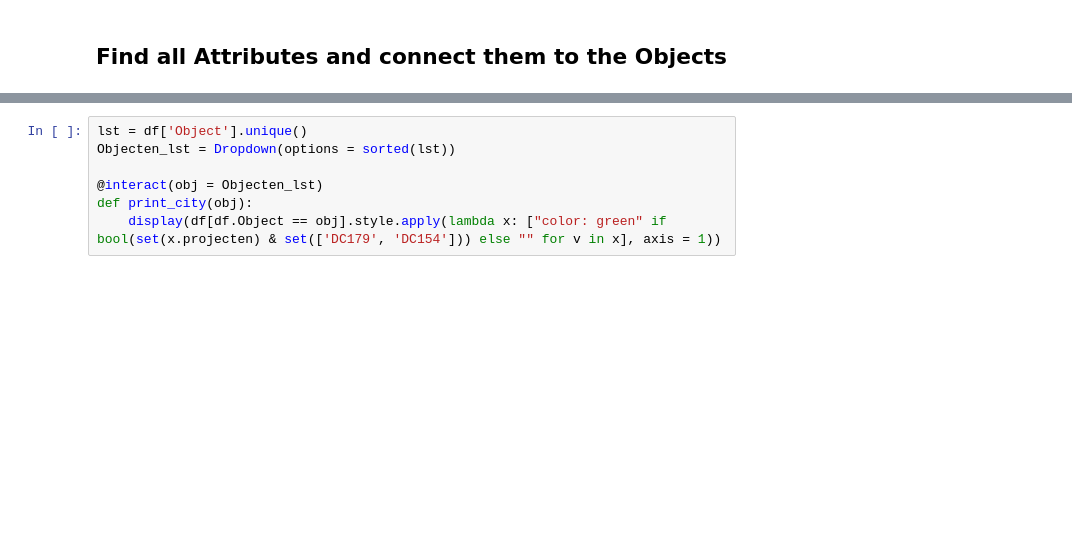
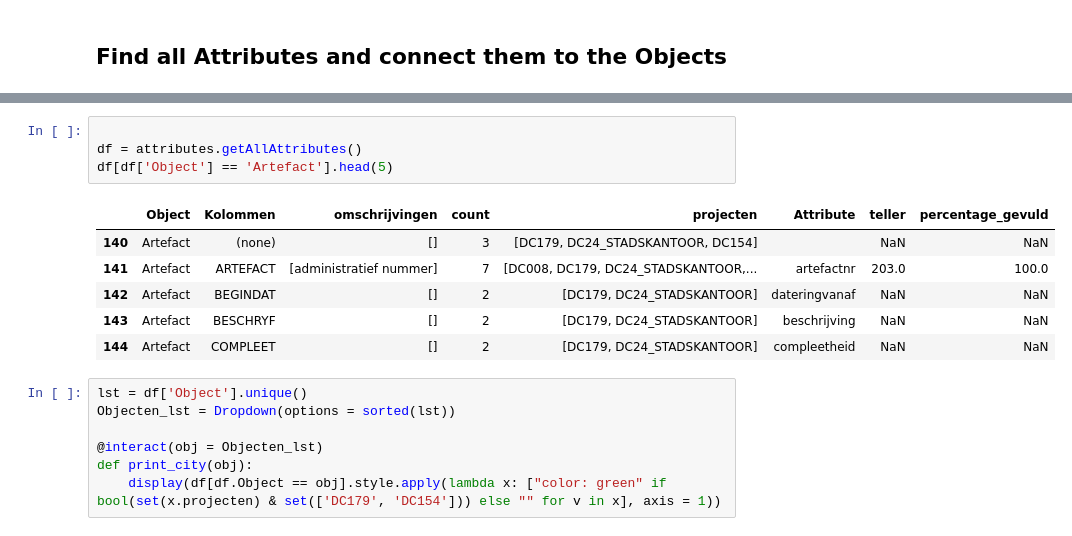
Before and after one commit to brienen/wasstraat_archeologische_data, a Jupyter notebook: notebooks/Analyse_Attributen.ipynb, the cells around one changed output, grey strips where cells are left out. Cells and saved outputs as stored; diff of their text form; blank space fills up the shorter version.

```diff
--- a/notebooks/Analyse_Attributen.ipynb
+++ b/notebooks/Analyse_Attributen.ipynb
@@ -181,3 +58,14 @@ df[df['Object'] == 'Artefact'].head(5)
+# %%
+
+df = attributes.getAllAttributes()
+df[df['Object'] == 'Artefact'].head(5)
+# %% [output]
+|  | Object | Kolommen | omschrijvingen | count | projecten | Attribute | teller | percentage_gevuld |
+| 140 | Artefact | (none) | [] | 3 | [DC179, DC24_STADSKANTOOR, DC154] |  | NaN | NaN |
+| 141 | Artefact | ARTEFACT | [administratief nummer] | 7 | [DC008, DC179, DC24_STADSKANTOOR,... | artefactnr | 203.0 | 100.0 |
+| 142 | Artefact | BEGINDAT | [] | 2 | [DC179, DC24_STADSKANTOOR] | dateringvanaf | NaN | NaN |
+| 143 | Artefact | BESCHRYF | [] | 2 | [DC179, DC24_STADSKANTOOR] | beschrijving | NaN | NaN |
+| 144 | Artefact | COMPLEET | [] | 2 | [DC179, DC24_STADSKANTOOR] | compleetheid | NaN | NaN |
 # %%
 lst = df['Object'].unique()
 Objecten_lst = Dropdown(options = sorted(lst))
```
Also changed, not shown: parts of 9 cells of this notebook, 13 other files.
